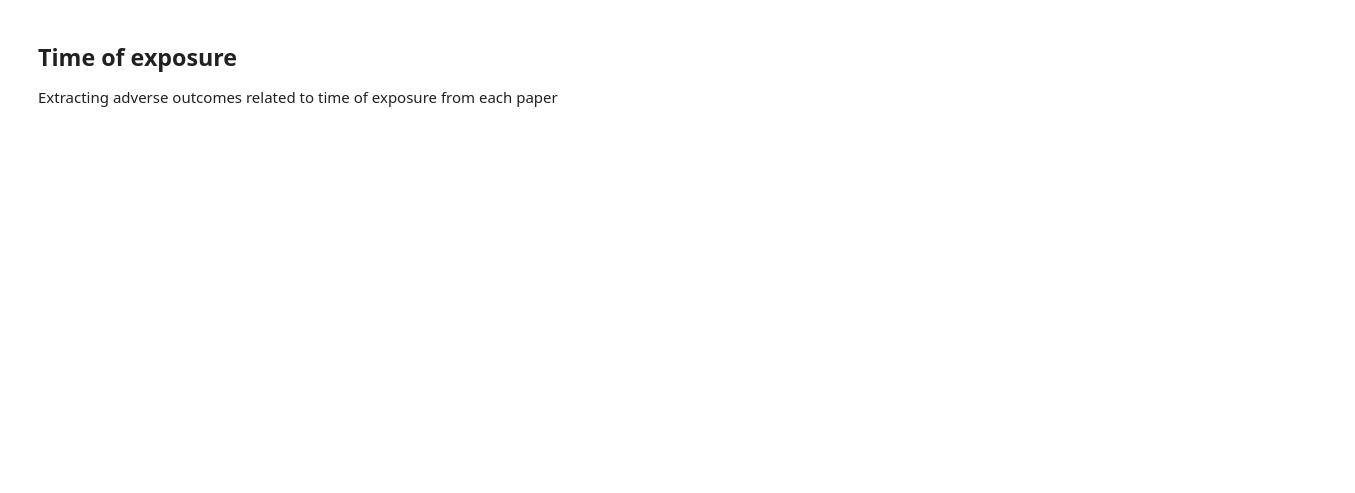
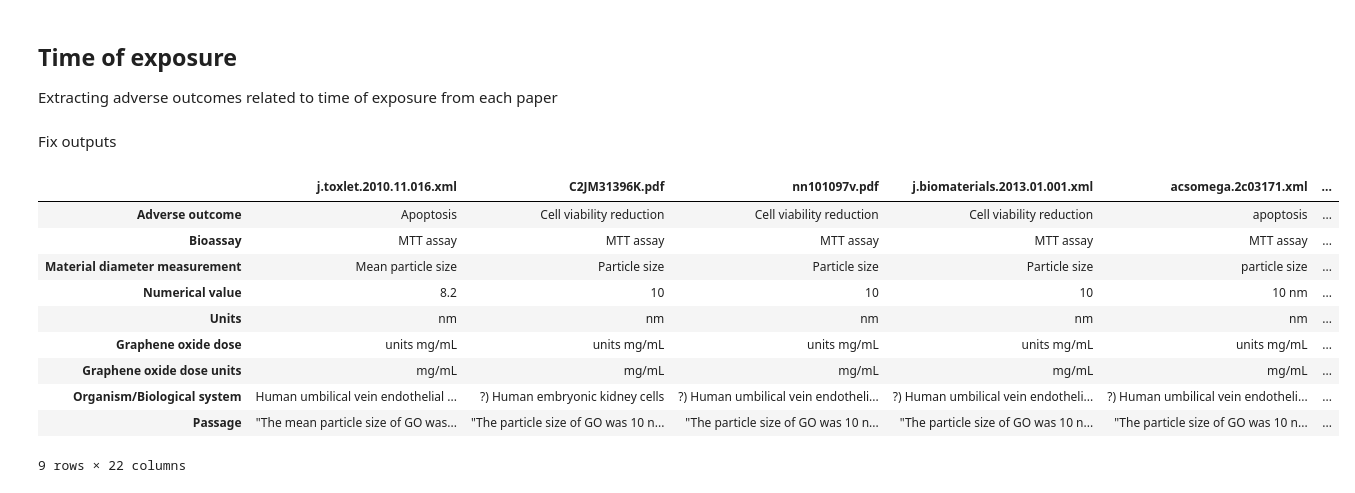
Before and after one commit to jmillanacosta/sbd4nano-llm, a Jupyter notebook: notebooks/01_openai_graphene_oxide.ipynb, the cells around one changed output. Drawn from its saved outputs; the diff is of its cells as text; code cells hidden in the pictures; blank space fills up the shorter version.

```diff
--- a/notebooks/01_openai_graphene_oxide.ipynb
+++ b/notebooks/01_openai_graphene_oxide.ipynb
@@ -333,0 +390,2 @@ df_dose
+# %% [markdown]
+Fix outputs
@@ -333,0 +395,16 @@ df_dose
+# %%
+df_diameter[df_diameter.columns.difference(['Passage'])] = df_diameter[df_diameter.columns.difference(['Passage'])].applymap(remove_parentheses)
+df_diameter.to_csv('../data/results/graphene-oxide/diameter.csv')
+df_diameter
+# %% [output]
+|  | j.toxlet.2010.11.016.xml | C2JM31396K.pdf | nn101097v.pdf | j.biomaterials.2013.01.001.xml | acsomega.2c03171.xml | ... |
+| Adverse outcome | Apoptosis | Cell viability reduction | Cell viability reduction | Cell viability reduction | apoptosis | ... |
+| Bioassay | MTT assay | MTT assay | MTT assay | MTT assay | MTT assay | ... |
+| Material diameter measurement | Mean particle size | Particle size | Particle size | Particle size | particle size | ... |
+| Numerical value | 8.2 | 10 | 10 | 10 | 10 nm | ... |
+| Units | nm | nm | nm | nm | nm | ... |
+| Graphene oxide dose | units mg/mL | units mg/mL | units mg/mL | units mg/mL | units mg/mL | ... |
+| Graphene oxide dose units | mg/mL | mg/mL | mg/mL | mg/mL | mg/mL | ... |
+| Organism/Biological system | Human umbilical vein endothelial ... | ?) Human embryonic kidney cells | ?) Human umbilical vein endotheli... | ?) Human umbilical vein endotheli... | ?) Human umbilical vein endotheli... | ... |
+| Passage | "The mean particle size of GO was... | "The particle size of GO was 10 n... | "The particle size of GO was 10 n... | "The particle size of GO was 10 n... | "The particle size of GO was 10 n... | ... |
+9 rows × 22 columns
```
Also changed, not shown: parts of 14 cells of this notebook, 5 other files.
